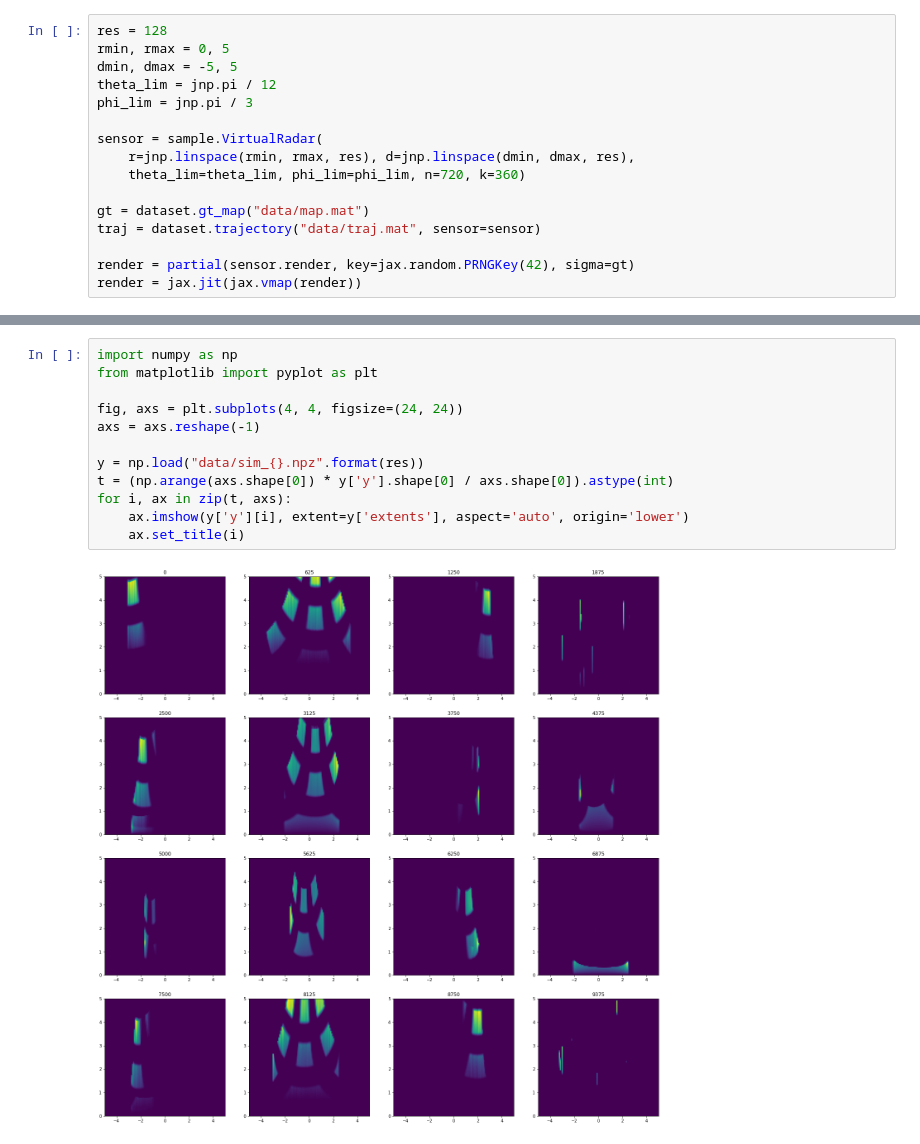
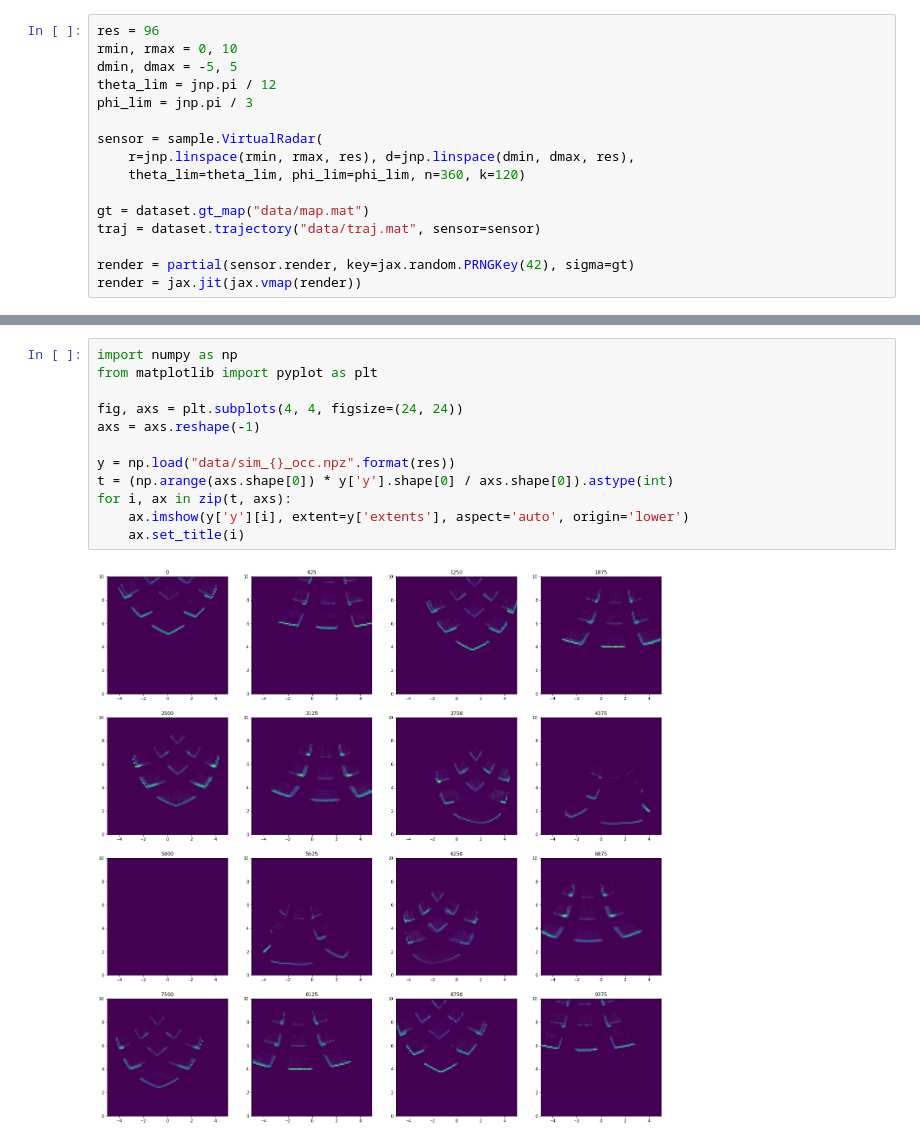
Before and after one commit to WiseLabCMU/dart, a Jupyter notebook: simulate.ipynb, the cells around one changed output, grey strips where cells are left out. Drawn from its saved outputs; the diff is of its cells as text.

```diff
--- a/simulate.ipynb
+++ b/simulate.ipynb
@@ -14,13 +14,13 @@ from dart import dataset, sample
 # %%
-res = 128
-rmin, rmax = 0, 5
+res = 96
+rmin, rmax = 0, 10
 dmin, dmax = -5, 5
 theta_lim = jnp.pi / 12
 phi_lim = jnp.pi / 3
 
 sensor = sample.VirtualRadar(
     r=jnp.linspace(rmin, rmax, res), d=jnp.linspace(dmin, dmax, res),
-    theta_lim=theta_lim, phi_lim=phi_lim, n=720, k=360)
+    theta_lim=theta_lim, phi_lim=phi_lim, n=360, k=120)
 
 gt = dataset.gt_map("data/map.mat")
 traj = dataset.trajectory("data/traj.mat", sensor=sensor)
@@ -41,14 +41,14 @@ np.savez_compressed(
 # %%
 import numpy as np
 from matplotlib import pyplot as plt
 
 fig, axs = plt.subplots(4, 4, figsize=(24, 24))
 axs = axs.reshape(-1)
 
-y = np.load("data/sim_{}.npz".format(res))
+y = np.load("data/sim_{}_occ.npz".format(res))
 t = (np.arange(axs.shape[0]) * y['y'].shape[0] / axs.shape[0]).astype(int)
 for i, ax in zip(t, axs):
     ax.imshow(y['y'][i], extent=y['extents'], aspect='auto', origin='lower')
     ax.set_title(i)
 # %% [output]
-[figure, old version]
+[figure, new version]
```
Also changed, not shown: parts of 2 cells of this notebook, 5 other files.
